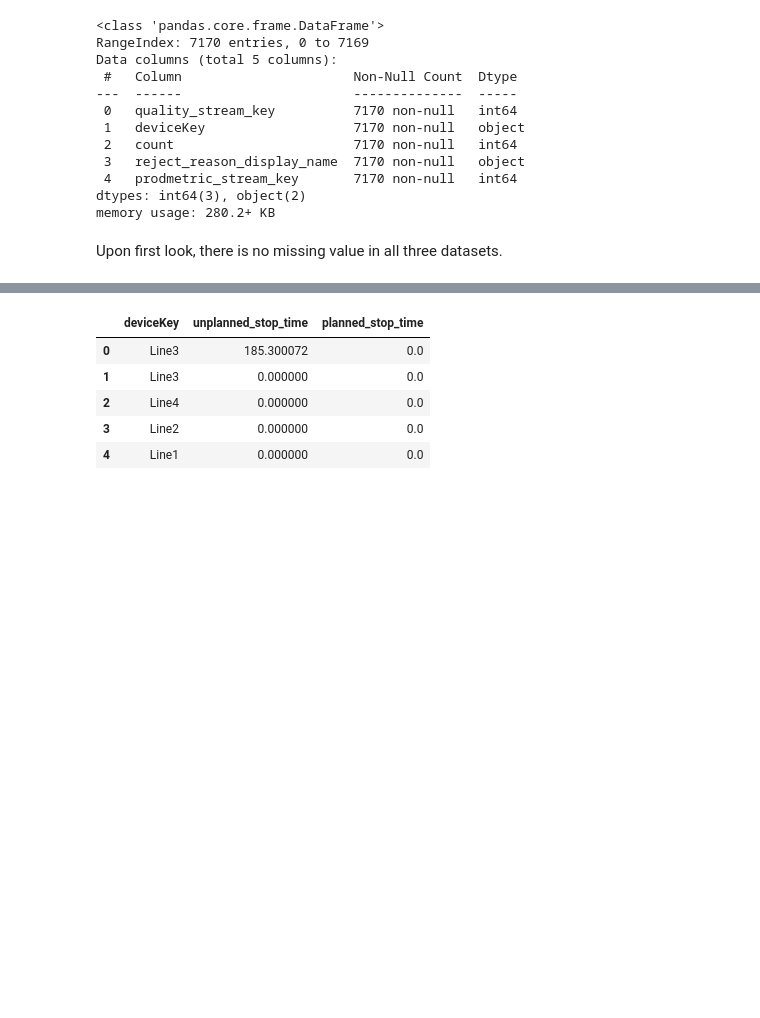
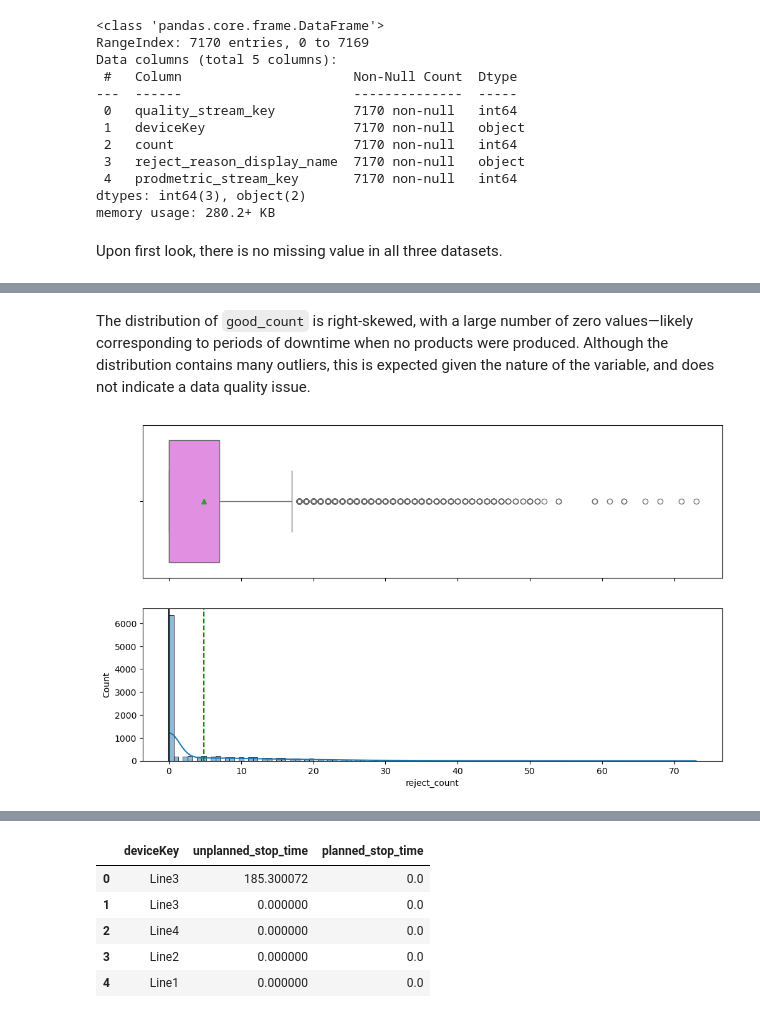
Before and after one commit to carrieyxia/BeerBo_Printing, a Jupyter notebook: manufacturing_analytics.ipynb, the cells around one changed output, grey strips where cells are left out. Drawn from its saved outputs; the diff is of its cells as text; code cells hidden in the pictures; blank space fills up the shorter version.

```diff
--- a/manufacturing_analytics.ipynb
+++ b/manufacturing_analytics.ipynb
@@ -168,0 +279,6 @@ quality_df.to_sql('Quality', engine, index=False, if_exists='replace')
+# %% [markdown]
+The distribution of `good_count` is right-skewed, with a large number of zero values—likely corresponding to periods of downtime when no products were produced. Although the distribution contains many outliers, this is expected given the nature of the variable, and does not indicate a data quality issue.
+# %%
+hist_box_plot(production_df,"reject_count")
+# %% [output]
+[figure, added]
```
Also changed, not shown: parts of 43 cells of this notebook.
